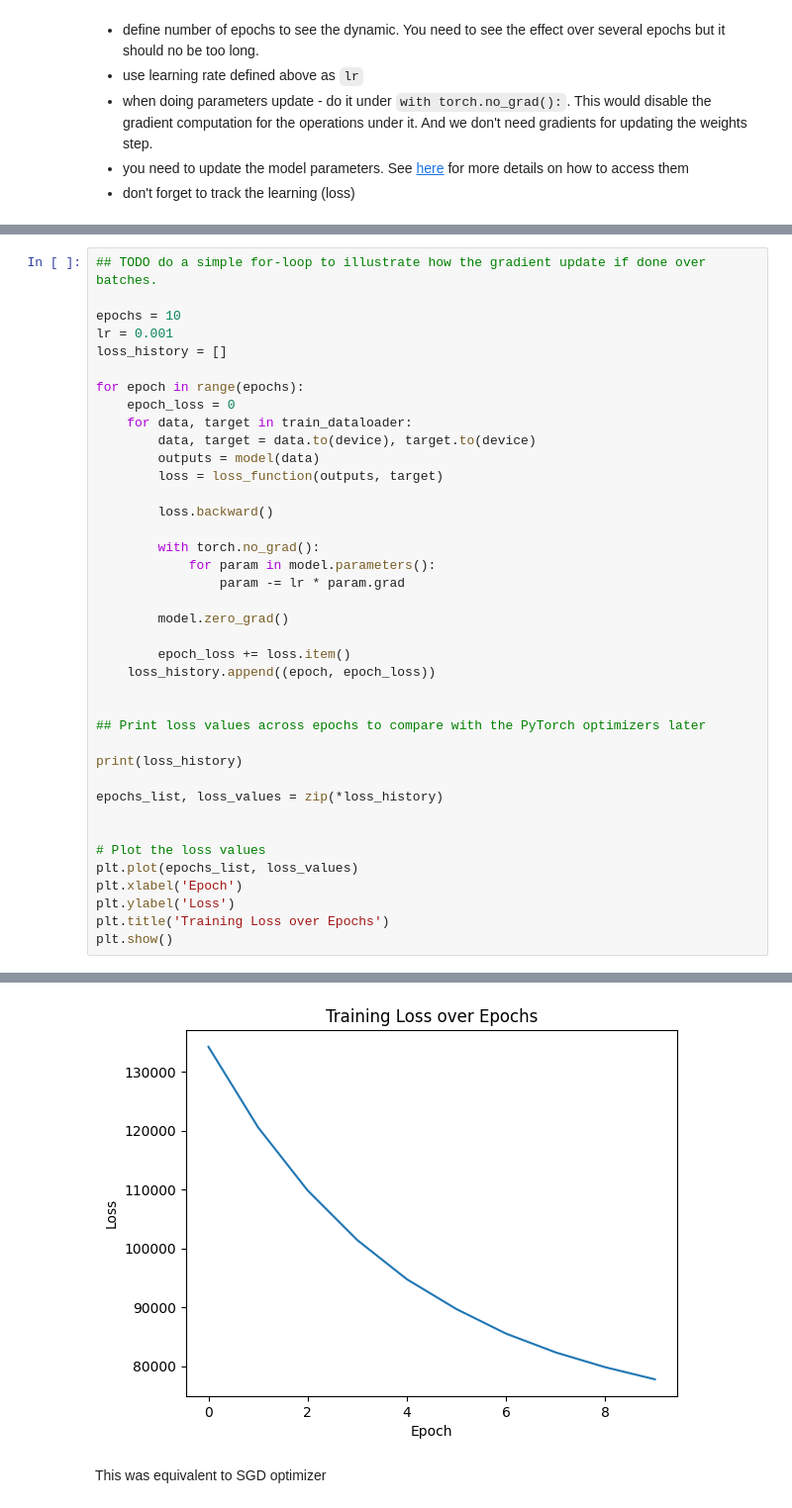
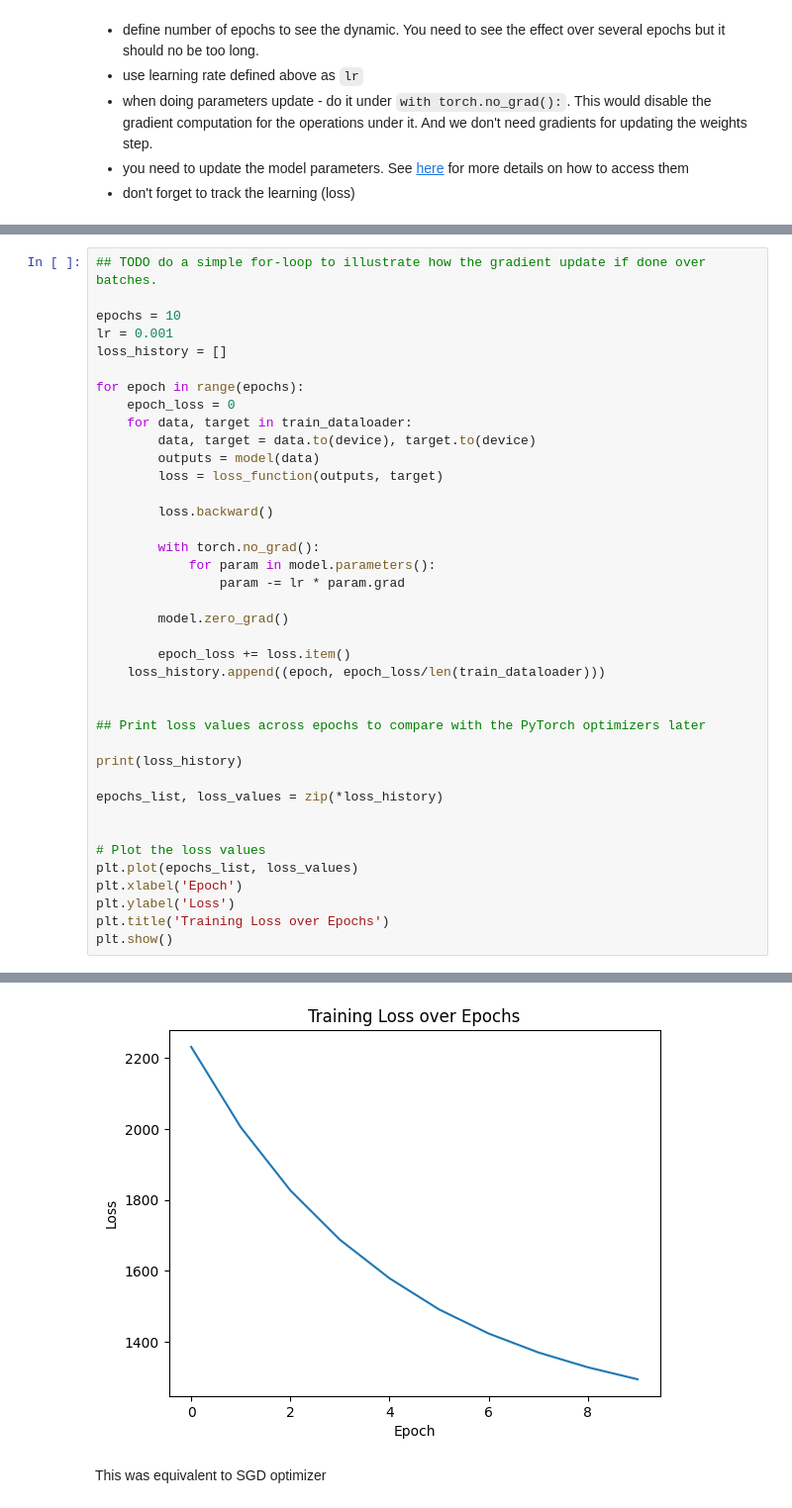
Before and after one commit to Deepak1520/Machine-Learning, a Jupyter notebook: Exercise 2/2_NAME1_NAME2_NAME3.ipynb, the cells around one changed output, grey strips where cells are left out. Shown: that part at 99% size. Cells and saved outputs as stored; diff of their text form.

Commit message:
model trained

```diff
--- a/Exercise 2/2_NAME1_NAME2_NAME3.ipynb
+++ b/Exercise 2/2_NAME1_NAME2_NAME3.ipynb
@@ -550,7 +556,7 @@ for epoch in range(epochs):
         model.zero_grad()
 
         epoch_loss += loss.item()
-    loss_history.append((epoch, epoch_loss))
+    loss_history.append((epoch, epoch_loss/len(train_dataloader)))
 
 
 ## Print loss values across epochs to compare with the PyTorch optimizers later
@@ -571,4 +577,4 @@ plt.show()
-[figure, old version]
+[figure, new version]
 # %% [markdown]
 This was equivalent to SGD optimizer
 # %% [markdown]
```
Also changed, not shown: parts of 12 cells of this notebook.
